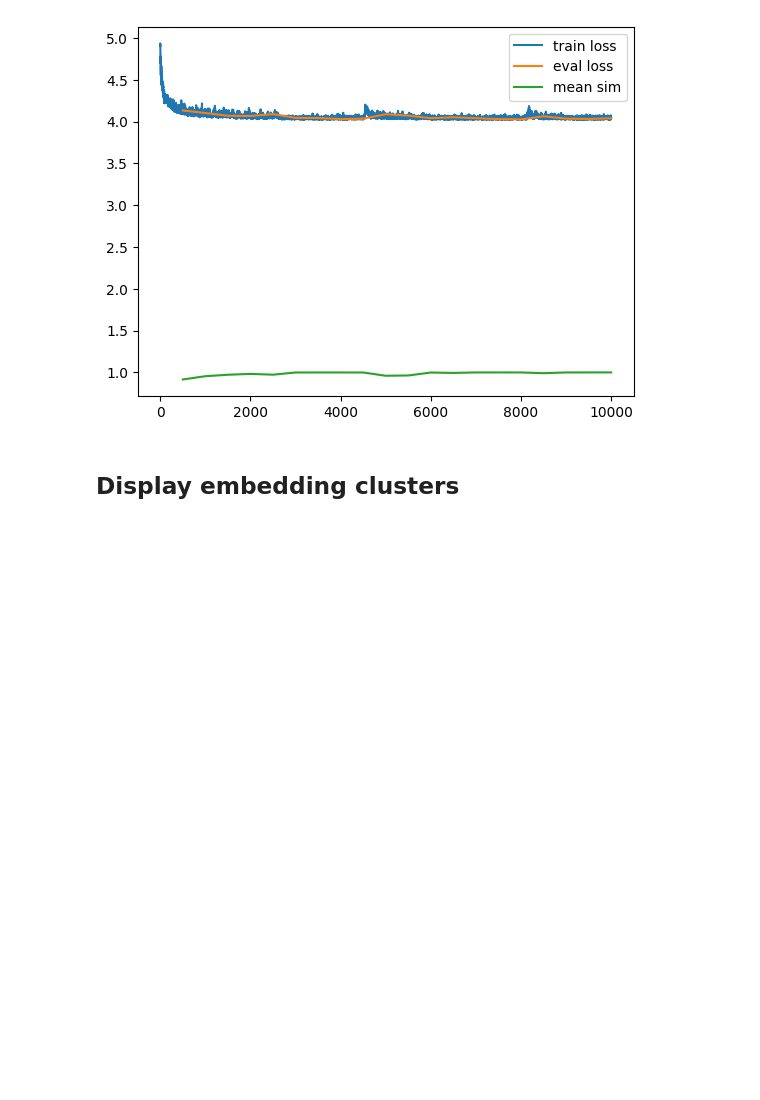
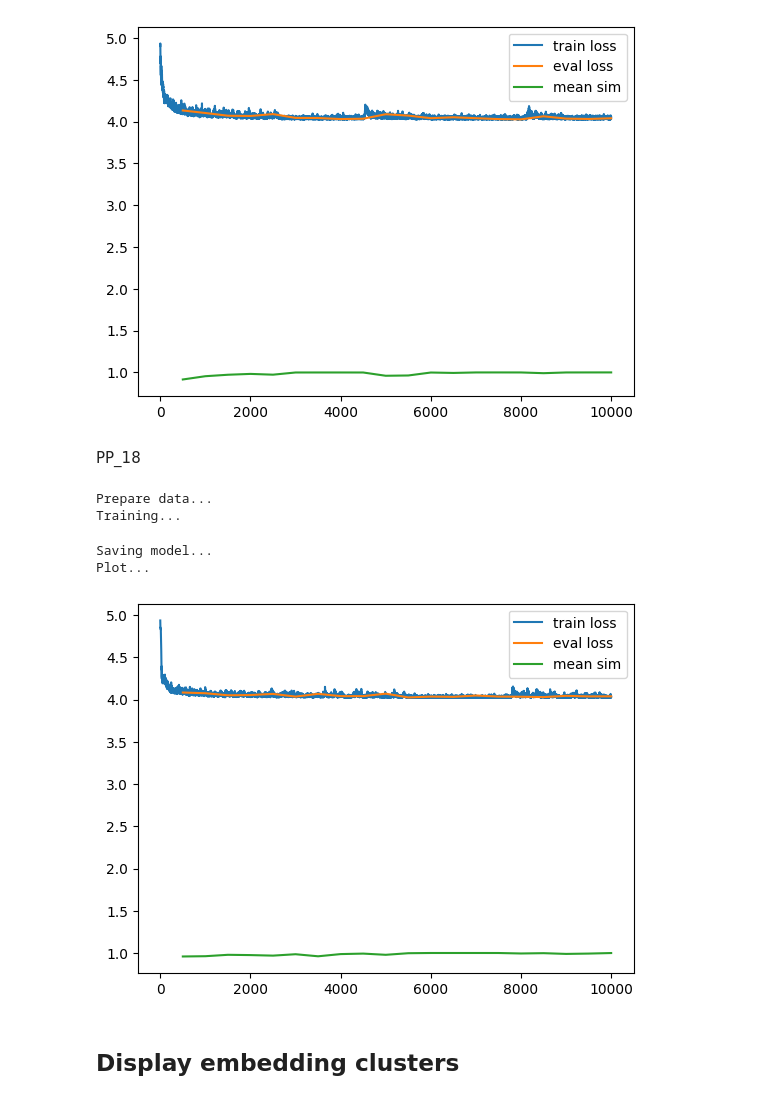
Before and after one commit to Maxtoq/MADRL-PhD-Thesis-Code, a Jupyter notebook: algorithms/LGMARL_new/Pretrain LM descriptor.ipynb, the cells around one changed output. Cells and saved outputs as stored; diff of their text form; code cells hidden in the pictures; blank space fills up the shorter version.

```diff
--- a/algorithms/LGMARL_new/Pretrain LM descriptor.ipynb
+++ b/algorithms/LGMARL_new/Pretrain LM descriptor.ipynb
@@ -266,6 +266,47 @@ print("Plot...")
 plot_curves(train_losses, eval_losses, eval_sims, eval_every)
 # %% [output]
 [figure]
+# %% [markdown]
+PP_18
+# %%
+obs_dim = 77
+context_dim = 4
+hidden_dim = 64
+embed_dim = 4
+n_layer = 2
+lr = 0.007
+vocab = ["Prey", "Center", "North", "South", "East", "West",
+                        "Gem", "Yellow", "Green", "Purple"]
+max_mess_len = 6
+
+# Make model
+ll = LanguageEncoder(obs_dim, context_dim, hidden_dim, embed_dim, n_layer, lr, vocab, max_mess_len)
+
+# Load and prepare data
+print("Prepare data...")
+df = load_n_prep_data("../../results/data/lamarl_data/PPrgb_18.csv", ll)
+df.head()
+
+n_ep = 10000
+eval_every = 500
+batch_size=128
+
+# Training
+print("Training...")
+train_losses, eval_losses, eval_sims = train_lang_encoder(
+    df, ll, n_ep, batch_size, eval_every=eval_every, device="cpu")
+
+print("Saving model...")
+torch.save(ll.get_save_dict(), "../../results/data/lamarl_data/PPrgb_18_langground.pt")
+
+print("Plot...")
+plot_curves(train_losses, eval_losses, eval_sims, eval_every)
+# %% [output]
+Prepare data...
+Training...
+Saving model...
+Plot...
+[figure, added]
 # %% [markdown]
 ## Display embedding clusters
 # %%
```
Also changed, not shown: 1 other file.
